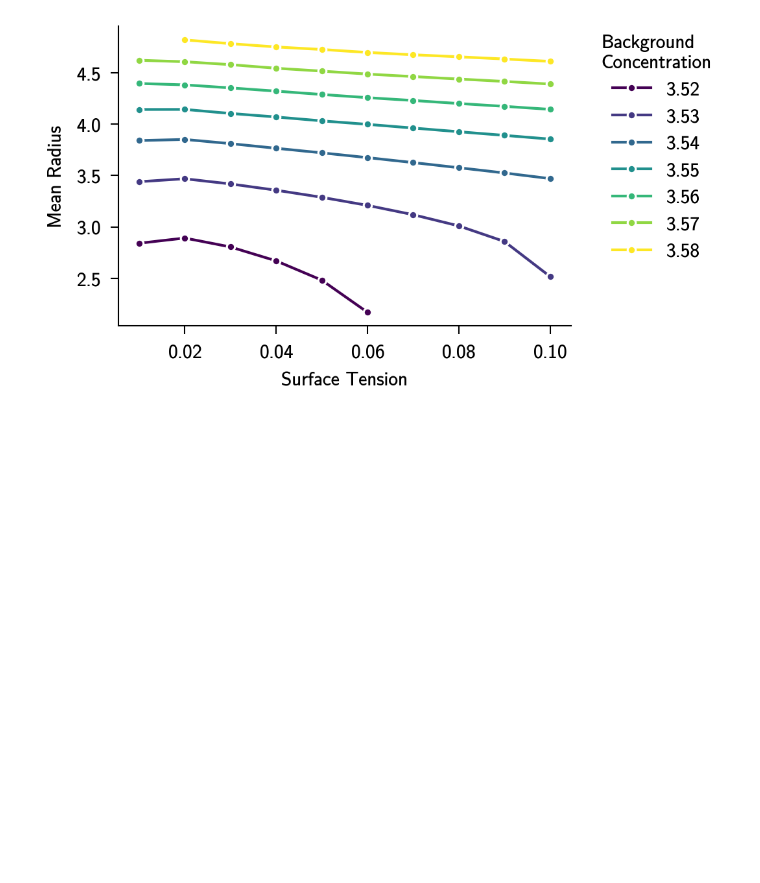
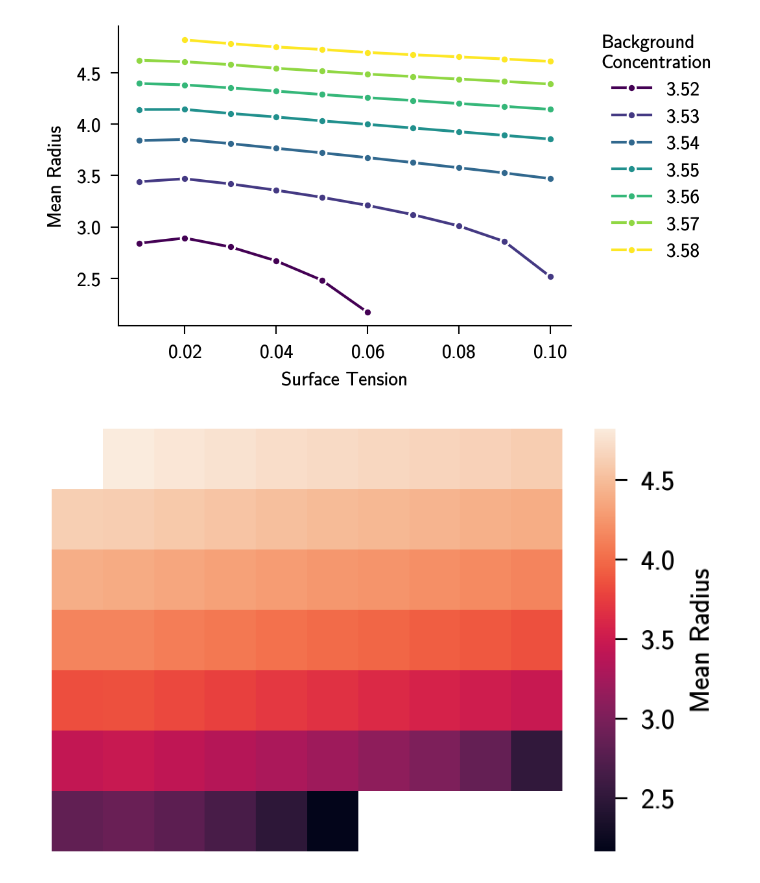
Before and after one commit to gohdavid/CoupledEPCondensates, a Jupyter notebook: workspace/01_Analysis/20240218_SurfaceTension.ipynb, the cells around one changed output. Drawn from its saved outputs; the diff is of its cells as text; code cells hidden in the pictures; blank space fills up the shorter version.

```diff
--- a/workspace/01_Analysis/20240218_SurfaceTension.ipynb
+++ b/workspace/01_Analysis/20240218_SurfaceTension.ipynb
@@ -65,8 +65,9 @@ Using default movie parameters.
 Using default movie parameters.
 Using default movie parameters.
 # %%
-df = pd.DataFrame(results)
-df.columns = col
+# df = pd.DataFrame(results)
+df = pd.read_pickle("/nfs/arupclab001/davidgoh/CoupledEPCondensates/workspace/01_Analysis/20240218_SurfaceTension.pkl")
+# df.columns = col
 pivot = df.pivot(index="initial_values",columns="kappa_tilde",values=["max_eccentricity","max_variance","mean", "n_condensate"])
 # %%
 variable = "n_condensate"
@@ -154,4 +155,21 @@ ax.legend(bbox_to_anchor=(1.05, 1), loc=2, borderaxespad=0., title="Background\n
 # %% [output]
 <matplotlib.legend.Legend at 0x...>
 [figure]
+# %%
+variable = "mean"
+cbarlabel = variable
+fig, ax = plt.subplots()
+g = sns.heatmap(pivot[variable], ax = ax,
+                cbar_kws={'label': "Mean Radius"},
+                cmap="rocket")
+ax.invert_yaxis()
+
+ax.set(xlabel=None)
+ax.set(xticklabels=[])
+ax.tick_params(bottom=False)  # remove the ticks
+ax.set(ylabel=None)
+ax.set(yticklabels=[])
+ax.tick_params(left=False)  # remove the ticks
+# %% [output]
+[figure, added]
 # %%
```
Also changed, not shown: parts of 2 cells of this notebook, 23 other files.
